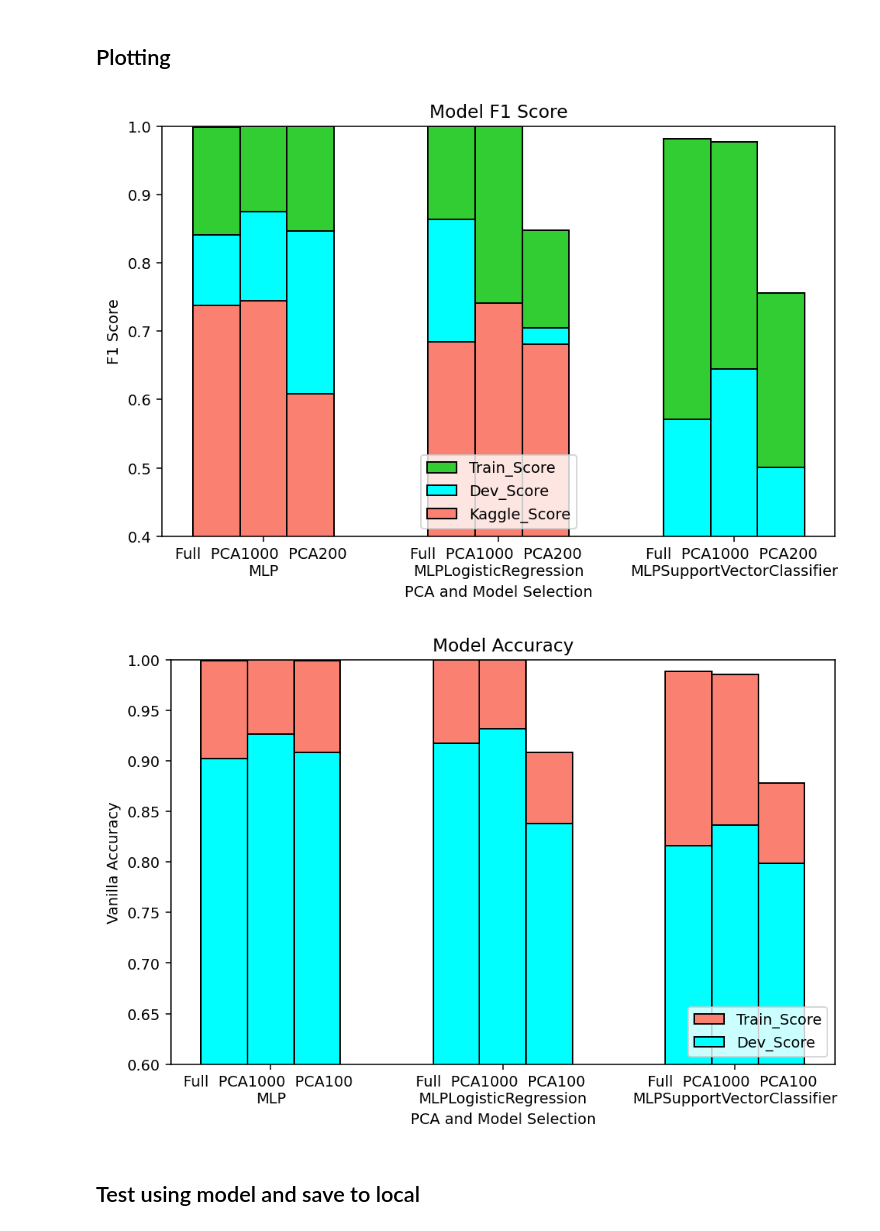
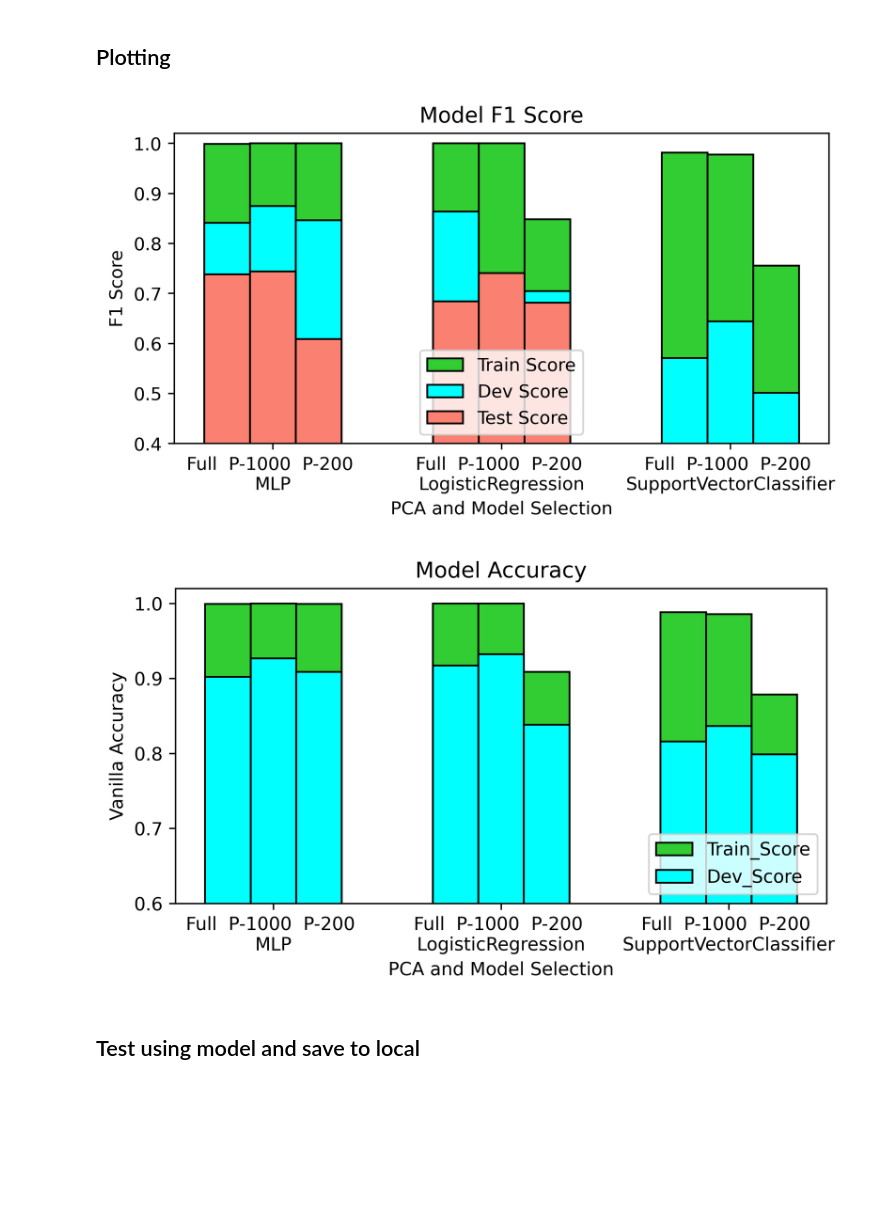
Before and after one commit to lich2000117/Fake-Tweets-Rumour-Detection, a Jupyter notebook: deprecated/Analysis.ipynb, the cells around one changed output. Drawn from its saved outputs; the diff is of its cells as text; code cells hidden in the pictures; blank space fills up the shorter version.

```diff
--- a/deprecated/Analysis.ipynb
+++ b/deprecated/Analysis.ipynb
@@ -578,11 +578,11 @@ Train Macro F1 score: 0.977649
 
 import numpy as np
 import matplotlib.pyplot as plt
-plt.rcParams['figure.dpi'] = 140
+plt.rcParams['figure.dpi'] = 400
 N = 3
 barWidth = 0.2
 
-fig = plt.subplots(figsize =(8, 5))
+fig = plt.subplots(figsize =(6, 3.5))
 
 # Full Attributes
 Train_Score = [0.999009, 1, 0.981802 ]
@@ -594,66 +594,66 @@ p2 = plt.bar(br1, Dev_Score, color='cyan', width=barWidth,  bottom=0,edgecolor='
 p3 = plt.bar(br1, Kaggle_Score, color='salmon', width=barWidth, bottom=0,edgecolor='black')
 
 # PCA=1000
 Train_Score = [ 1, 1, 0.977649 ]
 Dev_Score = [0.874801 , 0.704559 , 0.644360]
 Kaggle_Score = [0.74418, 0.74074, 0]
 br2 = [x + barWidth for x in br1]
 p1 = plt.bar(br2, Train_Score, color='limegreen', width=barWidth, edgecolor='black')
 p2 = plt.bar(br2, Dev_Score, color='cyan', width=barWidth, bottom=0,edgecolor='black')
 p3 = plt.bar(br2, Kaggle_Score, color='salmon', width=barWidth, bottom=0,edgecolor='black')
 
 # PCA=200
 Train_Score = [1, 0.848178 , 0.755559 ]
 Dev_Score = [0.846312 ,0.704559 , 0.501117 ]
 
 Kaggle_Score = [0.60869, 0.68131, 0]
 br3 = [x + barWidth for x in br2]
 p1 = plt.bar(br3, Train_Score, color='limegreen', width=barWidth,edgecolor='black')
 p2 = plt.bar(br3, Dev_Score, color='cyan', width=barWidth, bottom=0,edgecolor='black')
 p3 = plt.bar(br3, Kaggle_Score, color='salmon', width=barWidth, bottom=0,edgecolor='black')
 
 plt.ylabel('F1 Score')
 plt.xlabel("PCA and Model Selection")
 plt.title('Model F1 Score')
 
 
 plt.xticks(br2,
-        ['Full  PCA1000  PCA200 \nMLP', 'Full  PCA1000  PCA200 \nMLPLogisticRegression', 'Full  PCA1000  PCA200 \nMLPSupportVectorClassifier'], rotation=0)
+        ['Full  P-1000  P-200 \nMLP', 'Full  P-1000  P-200 \nLogisticRegression', 'Full  P-1000  P-200 \nSupportVectorClassifier'], rotation=0)
 
-plt.legend((p1[0], p2[0], p3[0]), ('Train_Score', 'Dev_Score', 'Kaggle_Score'), loc='lower center')
-plt.ylim([0.4, 1])
+plt.legend((p1[0], p2[0], p3[0]), ('Train Score', 'Dev Score', 'Test Score'), loc='lower center')
+plt.ylim([0.4, 1.02])
 plt.show()
 # %% [output]
-[figure, old version]
+[figure, new version]
 # %%
 
 import numpy as np
 import matplotlib.pyplot as plt
-plt.rcParams['figure.dpi'] = 140
+plt.rcParams['figure.dpi'] = 600
 N = 3
 barWidth = 0.2
 
-fig = plt.subplots(figsize =(8, 5))
+fig = plt.subplots(figsize =(6, 3.5))
 
 # Full Attributes
 Train_Score = [0.9993535875888817, 1.0, 0.9883645765998708]
 Dev_Score = [ 0.9022556390977443, 0.9172932330827067, 0.8157894736842105]
 br1 = np.arange(len(Train_Score))
-p1 = plt.bar(br1, Train_Score, color='salmon', width=barWidth,edgecolor='black')
+p1 = plt.bar(br1, Train_Score, color='limegreen', width=barWidth,edgecolor='black')
 p2 = plt.bar(br1, Dev_Score, color='cyan', width=barWidth,  bottom=0,edgecolor='black')
 
 # PCA=1000
 Train_Score = [1.0, 1.0, 0.9857789269553976]
 Dev_Score = [0.9266917293233082, 0.9323308270676691, 0.8364661654135338]
 br2 = [x + barWidth for x in br1]
-p1 = plt.bar(br2, Train_Score, color='salmon', width=barWidth, edgecolor='black')
+p1 = plt.bar(br2, Train_Score, color='limegreen', width=barWidth, edgecolor='black')
 p2 = plt.bar(br2, Dev_Score, color='cyan', width=barWidth, bottom=0,edgecolor='black')
 
 # PCA=200
 Train_Score = [0.9993535875888817, 0.9088558500323206, 0.8784744667097608]
 Dev_Score = [0.9088558500323206, 0.8383458646616542, 0.7988721804511278]
 br3 = [x + barWidth for x in br2]
-p1 = plt.bar(br3, Train_Score, color='salmon', width=barWidth,edgecolor='black')
+p1 = plt.bar(br3, Train_Score, color='limegreen', width=barWidth,edgecolor='black')
 p2 = plt.bar(br3, Dev_Score, color='cyan', width=barWidth, bottom=0,edgecolor='black')
 
 plt.ylabel('Vanilla Accuracy')
@@ -662,13 +662,13 @@ plt.title('Model Accuracy')
 
 
 plt.xticks(br2,
-        ['Full  PCA1000  PCA200 \nMLP', 'Full  PCA1000  PCA200 \nMLPLogisticRegression', 'Full  PCA1000  PCA200 \nMLPSupportVectorClassifier'], rotation=0)
+        ['Full  P-1000  P-200 \nMLP', 'Full  P-1000  P-200 \nLogisticRegression', 'Full  P-1000  P-200 \nSupportVectorClassifier'], rotation=0)
 
 plt.legend((p1[0], p2[0]), ('Train_Score', 'Dev_Score'), loc='lower right')
-plt.ylim([0.6, 1])
+plt.ylim([0.6, 1.02])
 plt.show()
 # %% [output]
-[figure, old version]
+[figure, new version]
 # %% [markdown]
 ## Test using model and save to local
 # %%
```
Also changed, not shown: parts of 3 cells of this notebook, 3 other files.
